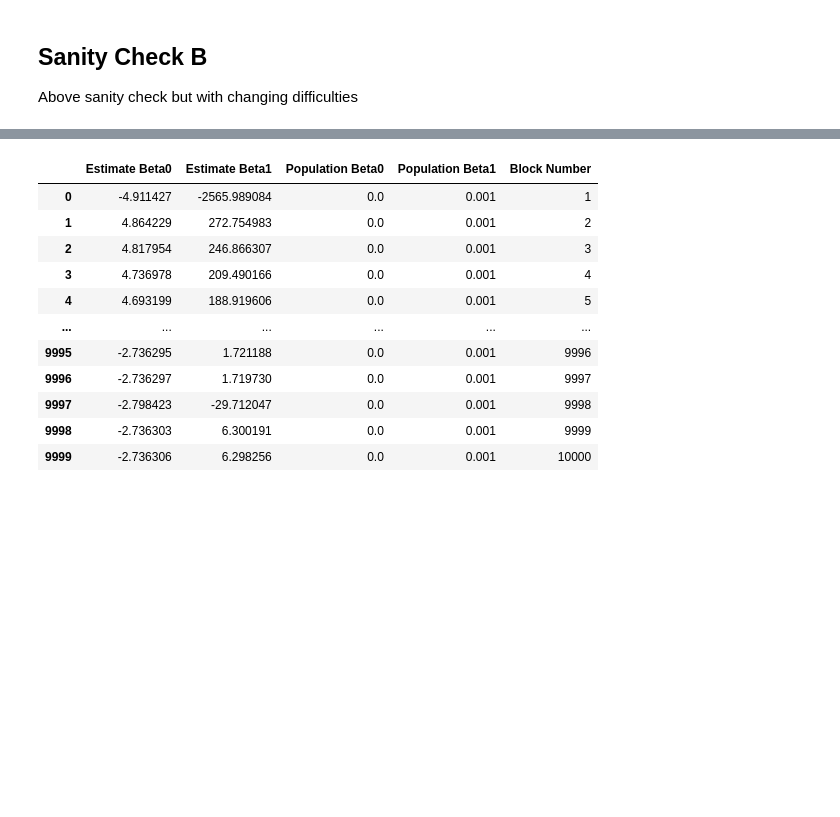
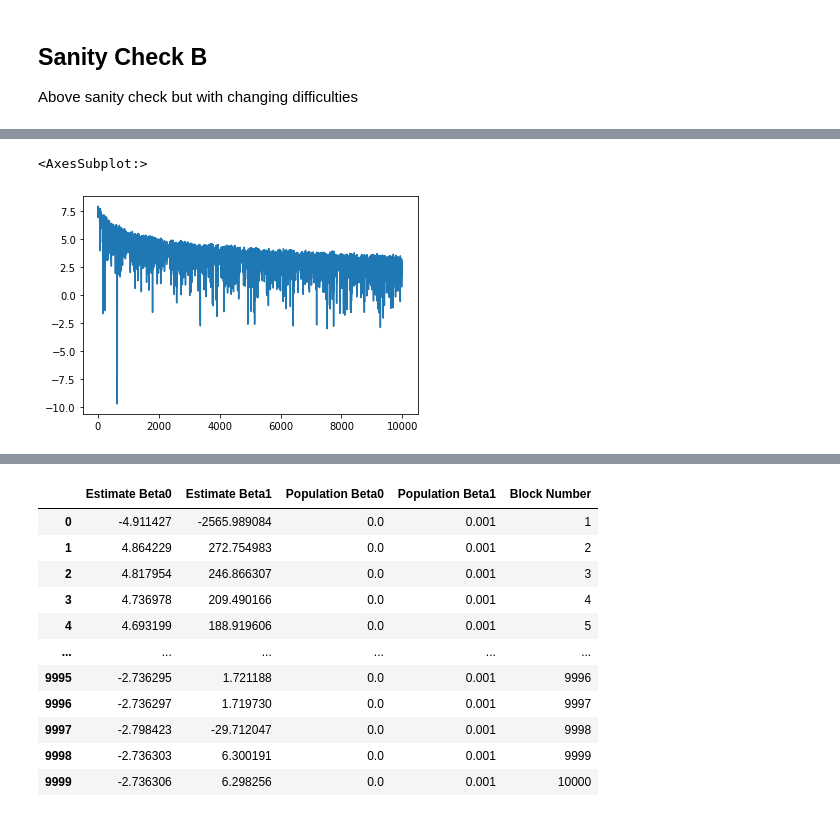
Before and after one commit to dominant-strategies/Quai-Macro-Model, a Jupyter notebook: Spec/Controller Basic Scenarios.ipynb, the cells around one changed output, grey strips where cells are left out. Saved outputs shown, nothing was run; the diff lists cells and outputs as text; code cells hidden in the pictures; blank space fills up the shorter version.

```diff
--- a/Spec/Controller Basic Scenarios.ipynb
+++ b/Spec/Controller Basic Scenarios.ipynb
@@ -94,0 +91,5 @@ Placeholder has no control action options
+# %%
+np.log(((df['Estimate Beta1'] - df['Population Beta1']).abs())).plot(kind='line')
+# %% [output]
+<AxesSubplot:>
+[figure, added]
```
Also changed, not shown: parts of 7 cells of this notebook, 1 other file.
